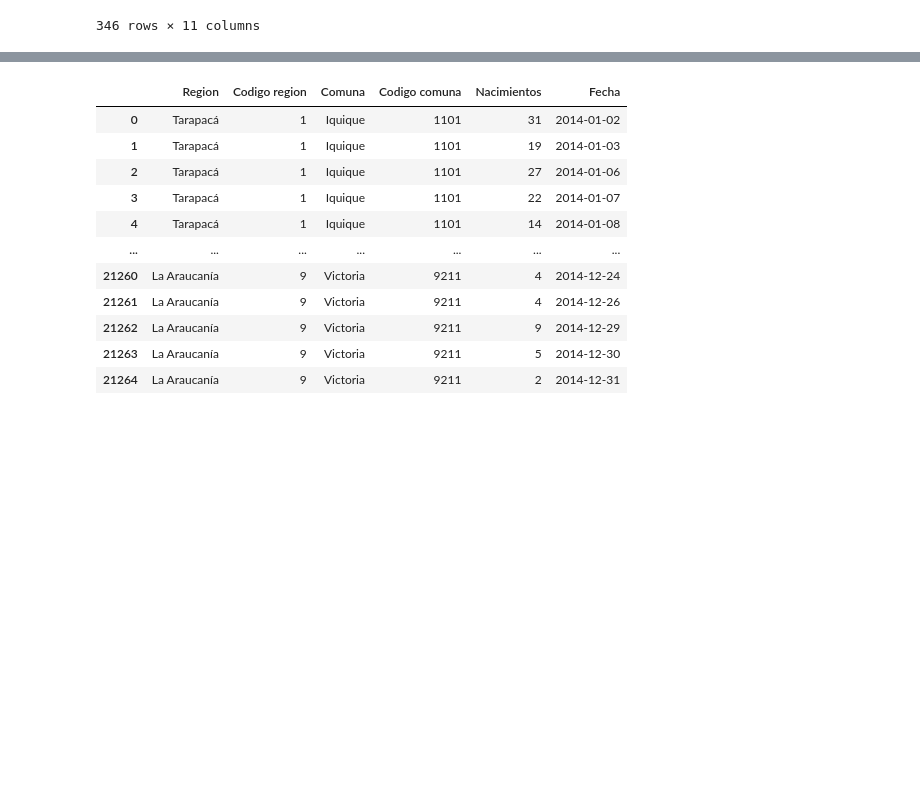
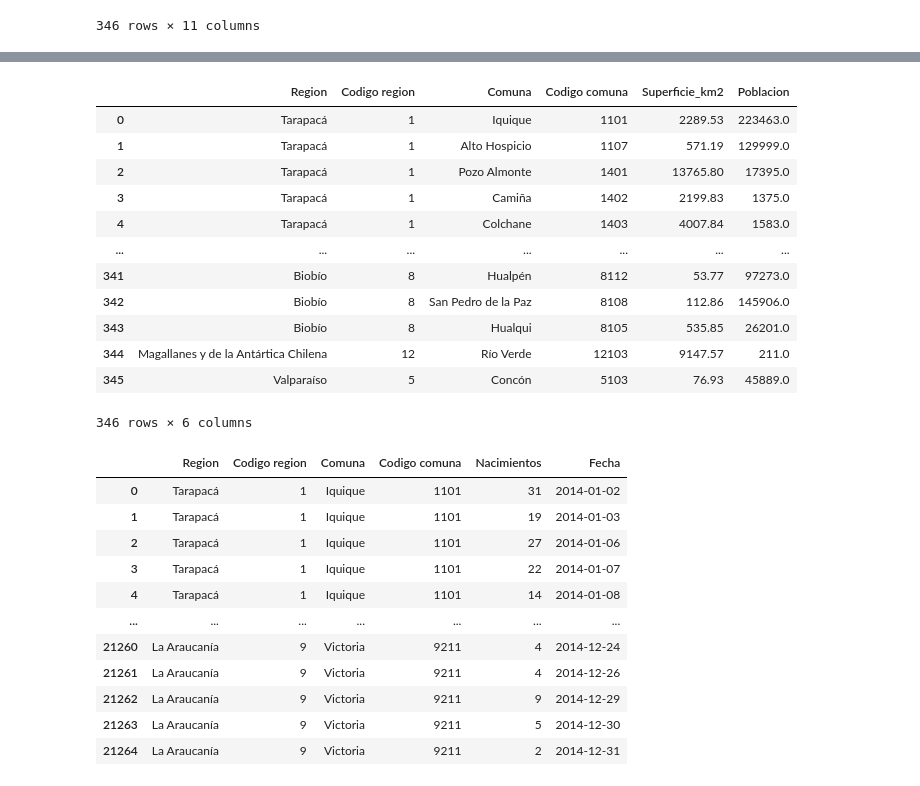
Before and after one commit to 08benja08p/Grupo-8-CDD, a Jupyter notebook: Proyecto/Proyecto_CDD.ipynb, the cells around one changed output, grey strips where cells are left out. Saved outputs shown, nothing was run; the diff lists cells and outputs as text; code cells hidden in the pictures; blank space fills up the shorter version.

```diff
--- a/Proyecto/Proyecto_CDD.ipynb
+++ b/Proyecto/Proyecto_CDD.ipynb
@@ -193,3 +186,19 @@ datas_natalidad[2018]
+# %%
+data_comunas
+# %% [output]
+|  | Region | Codigo region | Comuna | Codigo comuna | Superficie_km2 | Poblacion |
+| 0 | Tarapacá | 1 | Iquique | 1101 | 2289.53 | 223463.0 |
+| 1 | Tarapacá | 1 | Alto Hospicio | 1107 | 571.19 | 129999.0 |
+| 2 | Tarapacá | 1 | Pozo Almonte | 1401 | 13765.80 | 17395.0 |
+| 3 | Tarapacá | 1 | Camiña | 1402 | 2199.83 | 1375.0 |
+| 4 | Tarapacá | 1 | Colchane | 1403 | 4007.84 | 1583.0 |
+| ... | ... | ... | ... | ... | ... | ... |
+| 341 | Biobío | 8 | Hualpén | 8112 | 53.77 | 97273.0 |
+| 342 | Biobío | 8 | San Pedro de la Paz | 8108 | 112.86 | 145906.0 |
+| 343 | Biobío | 8 | Hualqui | 8105 | 535.85 | 26201.0 |
+| 344 | Magallanes y de la Antártica Chilena | 12 | Río Verde | 12103 | 9147.57 | 211.0 |
+| 345 | Valparaíso | 5 | Concón | 5103 | 76.93 | 45889.0 |
+346 rows × 6 columns
 # %%
 datas_natalidad[2014]
 # %% [output]
```
Also changed, not shown: parts of 17 cells of this notebook, 1 other file.
